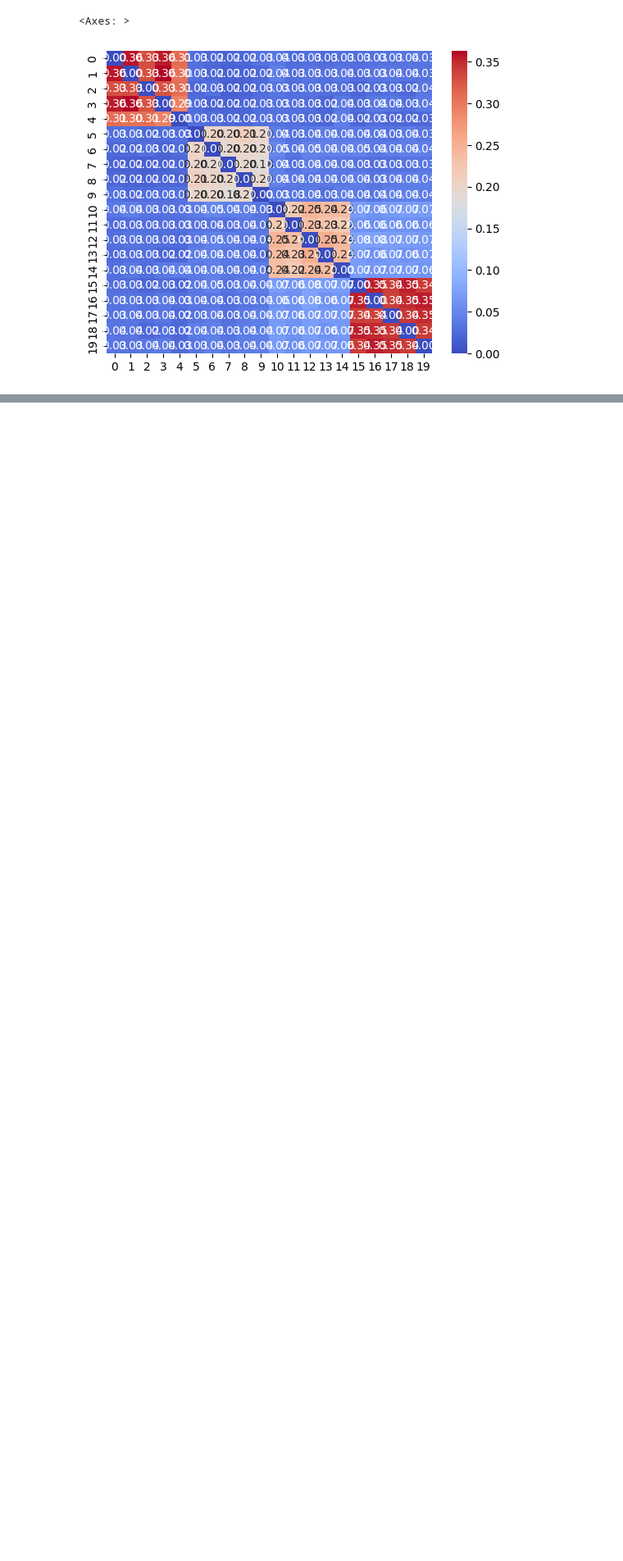
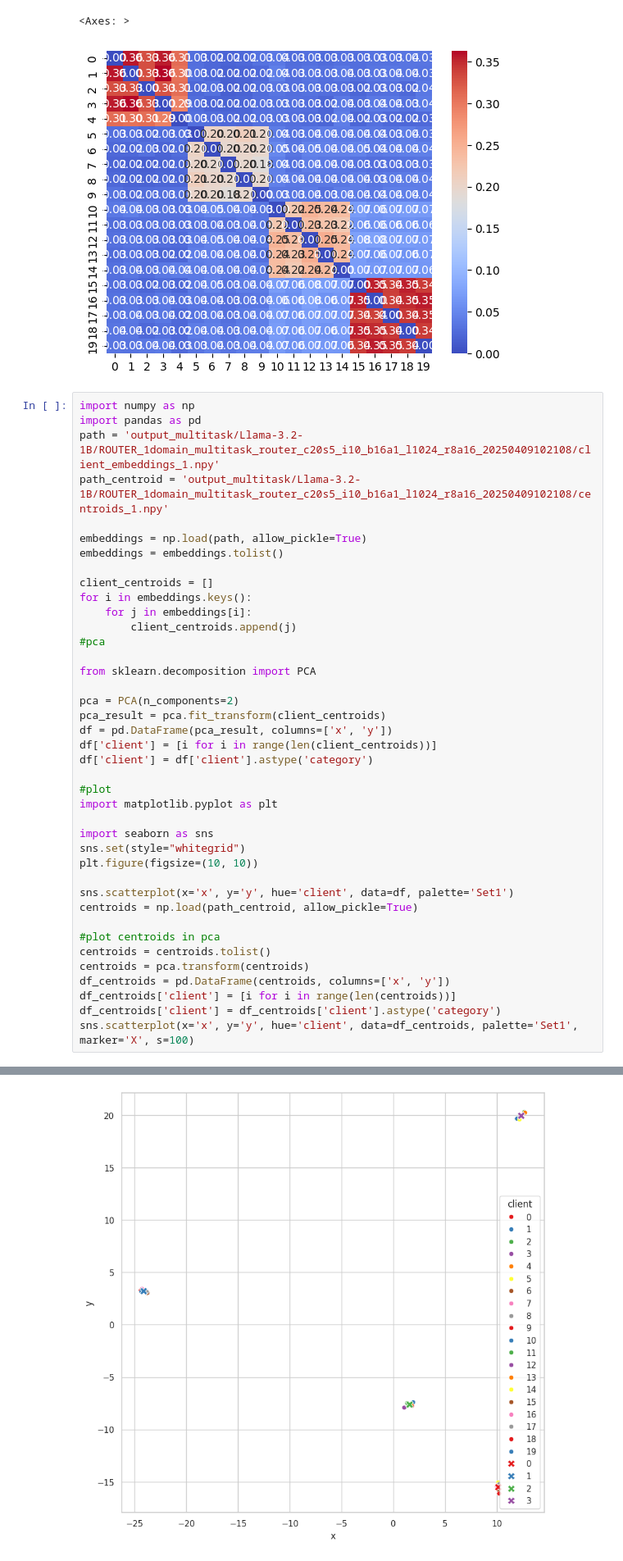
Before and after one commit to GabrielTalasso/FT_LLM_FL, a Jupyter notebook: dual_adapters.ipynb, the cells around one changed output, grey strips where cells are left out. Shown at 82% size. Cells and saved outputs as stored; diff of their text form; blank space fills up the shorter version.

```diff
--- a/dual_adapters.ipynb
+++ b/dual_adapters.ipynb
@@ -114,3 +114,44 @@ sns.heatmap(sims, cmap='coolwarm', annot=True, fmt='.2f', xticklabels=clients, y
 # %% [output]
 <Axes: >
 [figure]
+# %%
+import numpy as np
+import pandas as pd
+path = 'output_multitask/Llama-3.2-1B/ROUTER_1domain_multitask_router_c20s5_i10_b16a1_l1024_r8a16_20250409102108/client_embeddings_1.npy'
+path_centroid = 'output_multitask/Llama-3.2-1B/ROUTER_1domain_multitask_router_c20s5_i10_b16a1_l1024_r8a16_20250409102108/centroids_1.npy'
+
+embeddings = np.load(path, allow_pickle=True)
+embeddings = embeddings.tolist()
+
+client_centroids = []
+for i in embeddings.keys():
+    for j in embeddings[i]:
+        client_centroids.append(j)
+#pca
+
+from sklearn.decomposition import PCA
+
+pca = PCA(n_components=2)
+pca_result = pca.fit_transform(client_centroids)
+df = pd.DataFrame(pca_result, columns=['x', 'y'])
+df['client'] = [i for i in range(len(client_centroids))]
+df['client'] = df['client'].astype('category')
+
+#plot
+import matplotlib.pyplot as plt
+
+import seaborn as sns
+sns.set(style="whitegrid")
+plt.figure(figsize=(10, 10))
+
+sns.scatterplot(x='x', y='y', hue='client', data=df, palette='Set1')
+centroids = np.load(path_centroid, allow_pickle=True)
+
+#plot centroids in pca
+centroids = centroids.tolist()
+centroids = pca.transform(centroids)
+df_centroids = pd.DataFrame(centroids, columns=['x', 'y'])
+df_centroids['client'] = [i for i in range(len(centroids))]
+df_centroids['client'] = df_centroids['client'].astype('category')
+sns.scatterplot(x='x', y='y', hue='client', data=df_centroids, palette='Set1', marker='X', s=100)
+# %% [output]
@@ -116,0 +159 @@ sns.heatmap(sims, cmap='coolwarm', annot=True, fmt='.2f', xticklabels=clients, y
+[figure, added]
```
Also changed, not shown: parts of 3 cells of this notebook, 5 other files.
